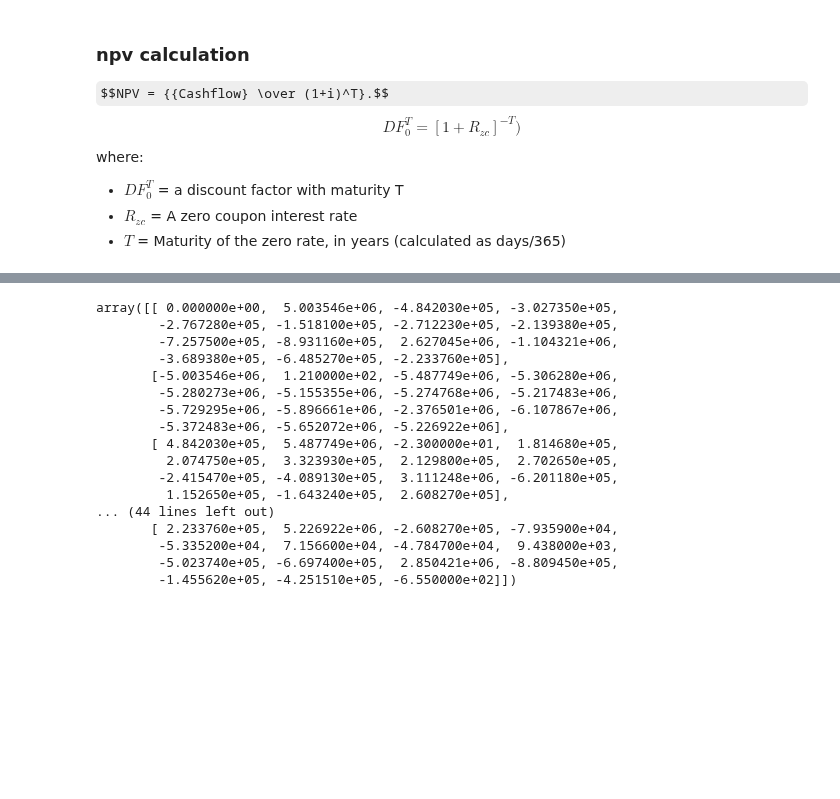
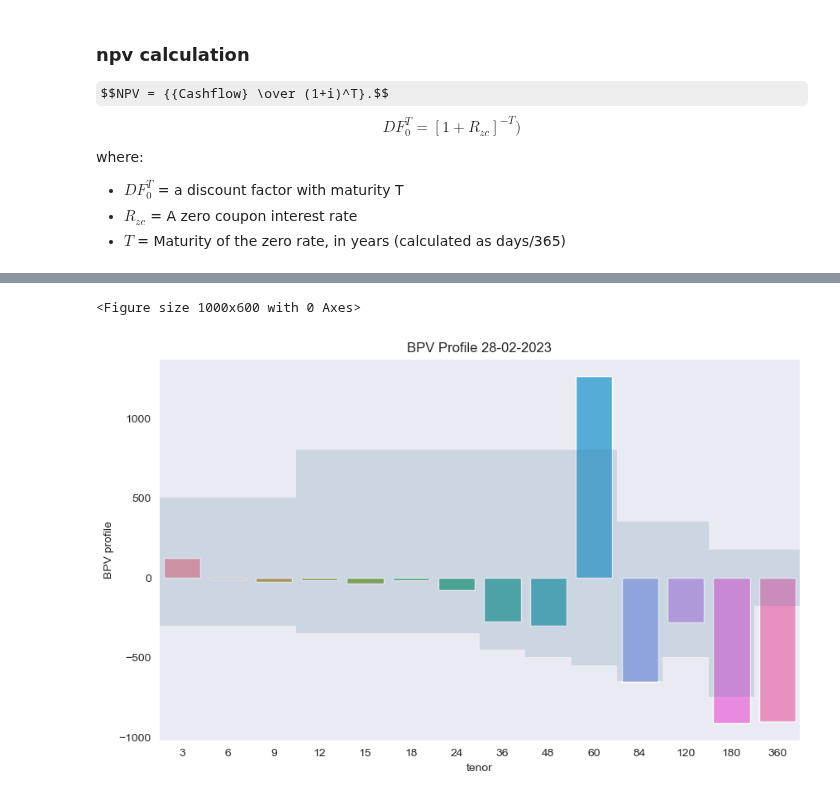
Before and after one commit to Merijn68/rl-alm, a Jupyter notebook: notebooks/replicating_mortgage_portfolio bankmodel.ipynb, the cells around one changed output, grey strips where cells are left out. Saved outputs shown, nothing was run; the diff lists cells and outputs as text; code cells hidden in the pictures; some formulas as TeX source; blank space fills up the shorter version.

```diff
--- a/notebooks/replicating_mortgage_portfolio bankmodel.ipynb
+++ b/notebooks/replicating_mortgage_portfolio bankmodel.ipynb
@@ -136,2 +142,2 @@ bankmodel.plot_cashflows()
 # %%
-bankmodel.calculate_bpv(zerocurve)
+bpv = bankmodel.calculate_bpv(zerocurve)
@@ -259,20 +143,0 @@ array([   0.,  121.,  -23.,  -22.,  -27.,  -18.,  -39.,  -42., -212.,
-# %%
-result
-# %% [output]
-array([[ 0.000000e+00,  5.003546e+06, -4.842030e+05, -3.027350e+05,
-        -2.767280e+05, -1.518100e+05, -2.712230e+05, -2.139380e+05,
-        -7.257500e+05, -8.931160e+05,  2.627045e+06, -1.104321e+06,
-        -3.689380e+05, -6.485270e+05, -2.233760e+05],
-       [-5.003546e+06,  1.210000e+02, -5.487749e+06, -5.306280e+06,
-        -5.280273e+06, -5.155355e+06, -5.274768e+06, -5.217483e+06,
-        -5.729295e+06, -5.896661e+06, -2.376501e+06, -6.107867e+06,
-        -5.372483e+06, -5.652072e+06, -5.226922e+06],
-       [ 4.842030e+05,  5.487749e+06, -2.300000e+01,  1.814680e+05,
-         2.074750e+05,  3.323930e+05,  2.129800e+05,  2.702650e+05,
-        -2.415470e+05, -4.089130e+05,  3.111248e+06, -6.201180e+05,
-         1.152650e+05, -1.643240e+05,  2.608270e+05],
-... (44 lines left out)
-       [ 2.233760e+05,  5.226922e+06, -2.608270e+05, -7.935900e+04,
-        -5.335200e+04,  7.156600e+04, -4.784700e+04,  9.438000e+03,
-        -5.023740e+05, -6.697400e+05,  2.850421e+06, -8.809450e+05,
-        -1.455620e+05, -4.251510e+05, -6.550000e+02]])
@@ -285,3 +144,12 @@ print(df_curves)
+# %%
+from src.data.definitions import DATA_RAW
+from src.visualization import visualize
+from pathlib import Path
+limits = pd.read_excel(Path(DATA_RAW,'limits.xlsx'))
+visualize.bpvplot(bpv, limits, title = f'BPV Profile {pos_date:%d-%m-%Y}');
+# %% [output]
+<Figure size 1000x600 with 0 Axes>
+[figure, added]
 # %%
 # run an episode of 100 steps
 risk = []
```
Also changed, not shown: parts of 22 cells of this notebook, 12 other files.
